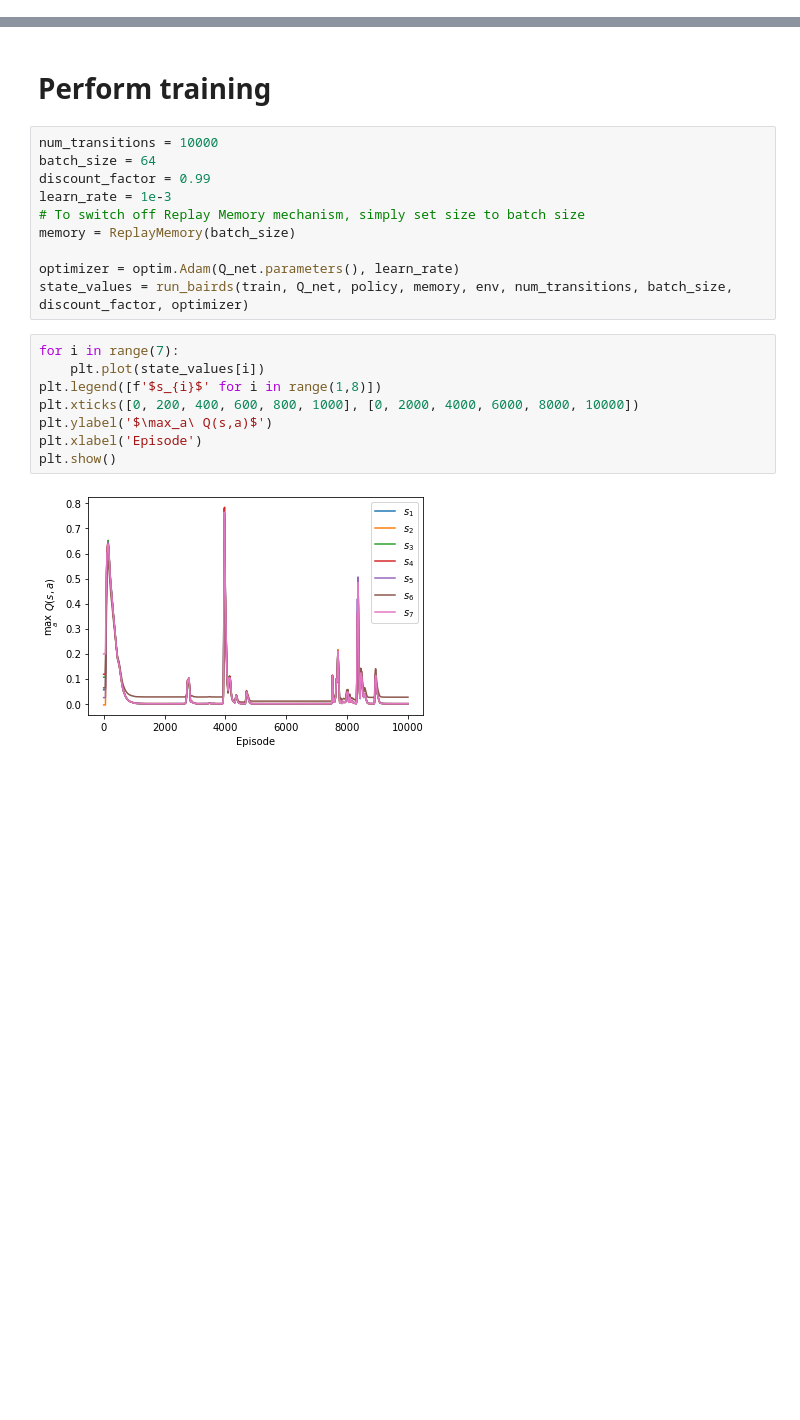
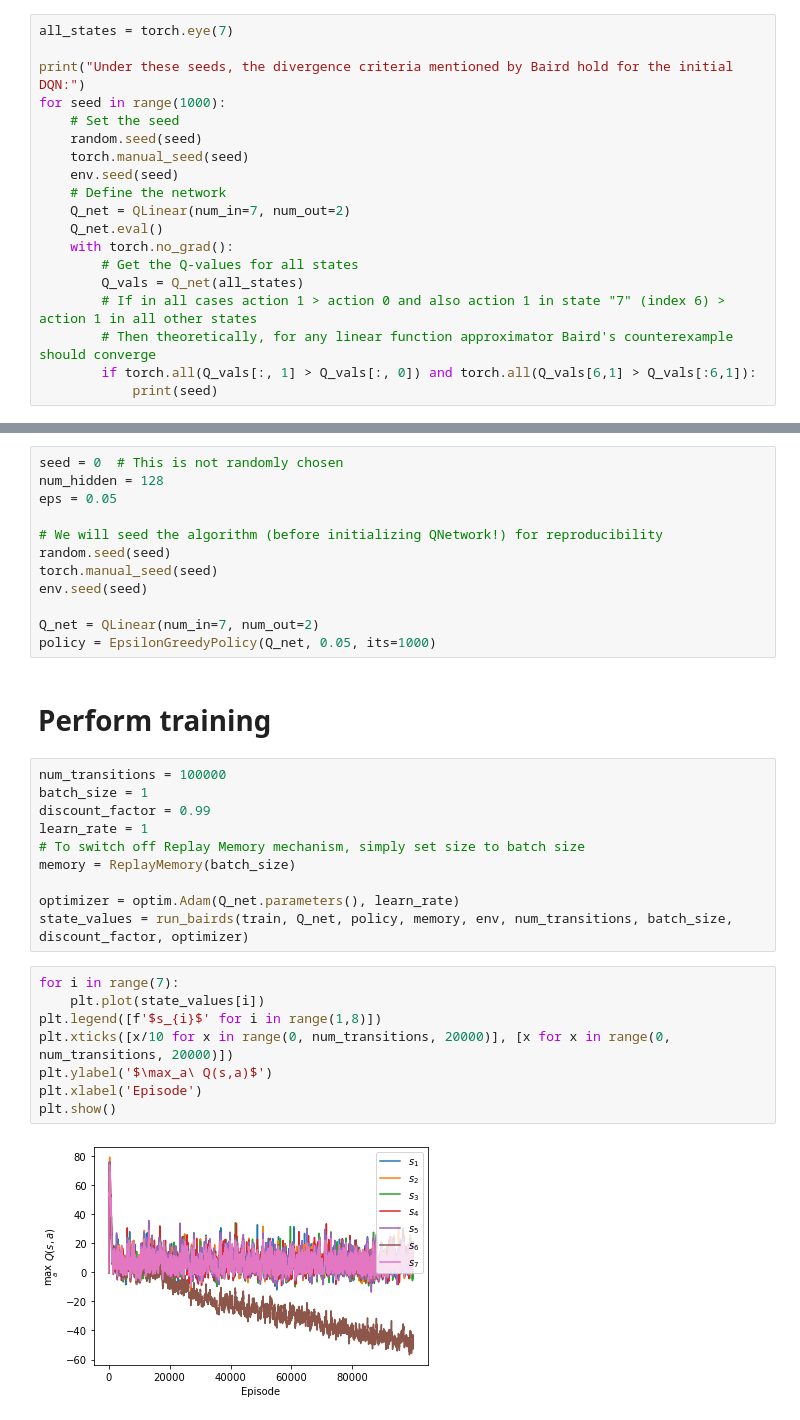
Before and after one commit to KylianvG/DQN_Divergence, a Jupyter notebook: Bairds.ipynb, the cells around one changed output, grey strips where cells are left out. Drawn from its saved outputs; the diff is of its cells as text; blank space fills up the shorter version.

Commit message:
Linear DQN class toegevoegd, verder geexperimenteerd met de notebooks

```diff
--- a/Bairds.ipynb
+++ b/Bairds.ipynb
@@ -32,0 +21,19 @@ policy = EpsilonGreedyPolicy(Q_net, 0.05, its=1000)
+# %%
+all_states = torch.eye(7)
+
+print("Under these seeds, the divergence criteria mentioned by Baird hold for the initial DQN:")
+for seed in range(1000):
+    # Set the seed
+    random.seed(seed)
+    torch.manual_seed(seed)
+    env.seed(seed)
+    # Define the network
+    Q_net = QLinear(num_in=7, num_out=2)
+    Q_net.eval()
+    with torch.no_grad():
+        # Get the Q-values for all states
+        Q_vals = Q_net(all_states)
+        # If in all cases action 1 > action 0 and also action 1 in state "7" (index 6) > action 1 in all other states
+        # Then theoretically, for any linear function approximator Baird's counterexample should converge
+        if torch.all(Q_vals[:, 1] > Q_vals[:, 0]) and torch.all(Q_vals[6,1] > Q_vals[:6,1]):
+            print(seed)
@@ -64,10 +91,22 @@ def run_bairds(train, Q, policy, memory, env, num_transitions, batch_size, disco
+# %%
+seed = 0  # This is not randomly chosen
+num_hidden = 128
+eps = 0.05
+
+# We will seed the algorithm (before initializing QNetwork!) for reproducibility
+random.seed(seed)
+torch.manual_seed(seed)
+env.seed(seed)
+
+Q_net = QLinear(num_in=7, num_out=2)
+policy = EpsilonGreedyPolicy(Q_net, 0.05, its=1000)
 # %% [markdown]
 # Perform training
 # %%
-num_transitions = 10000
-batch_size = 64
+num_transitions = 100000
+batch_size = 1
 discount_factor = 0.99
-learn_rate = 1e-3
+learn_rate = 1
 # To switch off Replay Memory mechanism, simply set size to batch size
 memory = ReplayMemory(batch_size)
 
@@ -76,10 +115,10 @@ state_values = run_bairds(train, Q_net, policy, memory, env, num_transitions, ba
 # %%
 for i in range(7):
     plt.plot(state_values[i])
 plt.legend([f'$s_{i}$' for i in range(1,8)])
-plt.xticks([0, 200, 400, 600, 800, 1000], [0, 2000, 4000, 6000, 8000, 10000])
+plt.xticks([x/10 for x in range(0, num_transitions, 20000)], [x for x in range(0, num_transitions, 20000)])
 plt.ylabel('$\max_a\ Q(s,a)$')
 plt.xlabel('Episode')
 plt.show()
 # %% [output]
-[figure, old version]
+[figure, new version]
```
Also changed, not shown: parts of 6 cells of this notebook, 2 other files.
